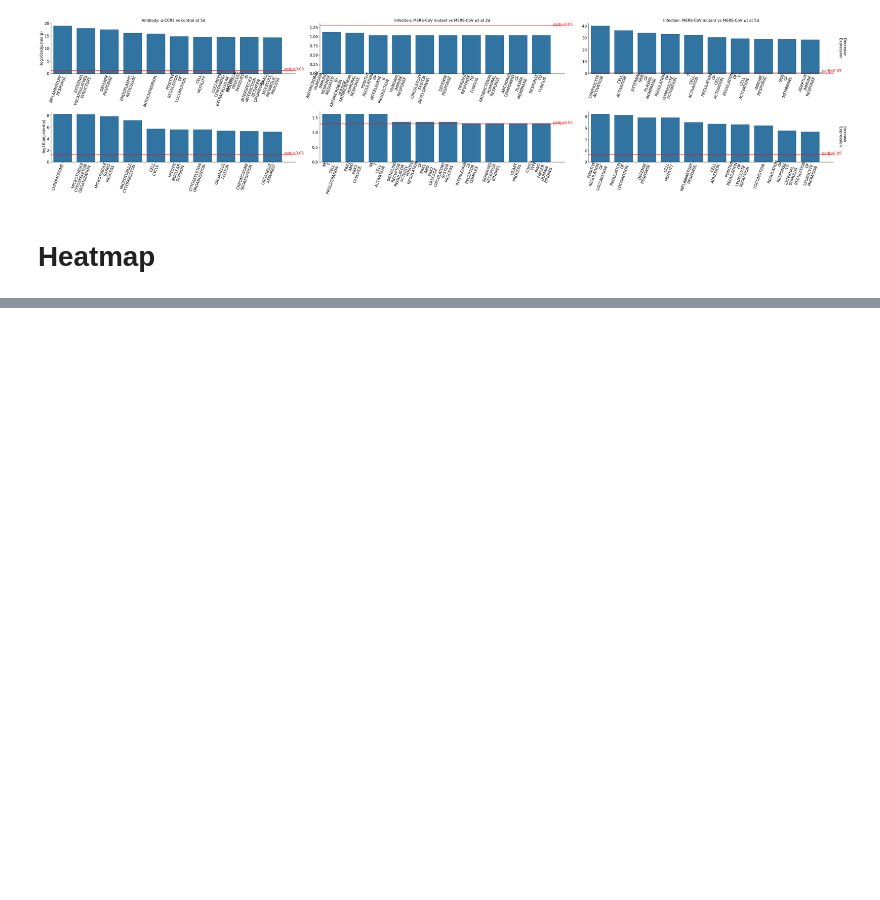
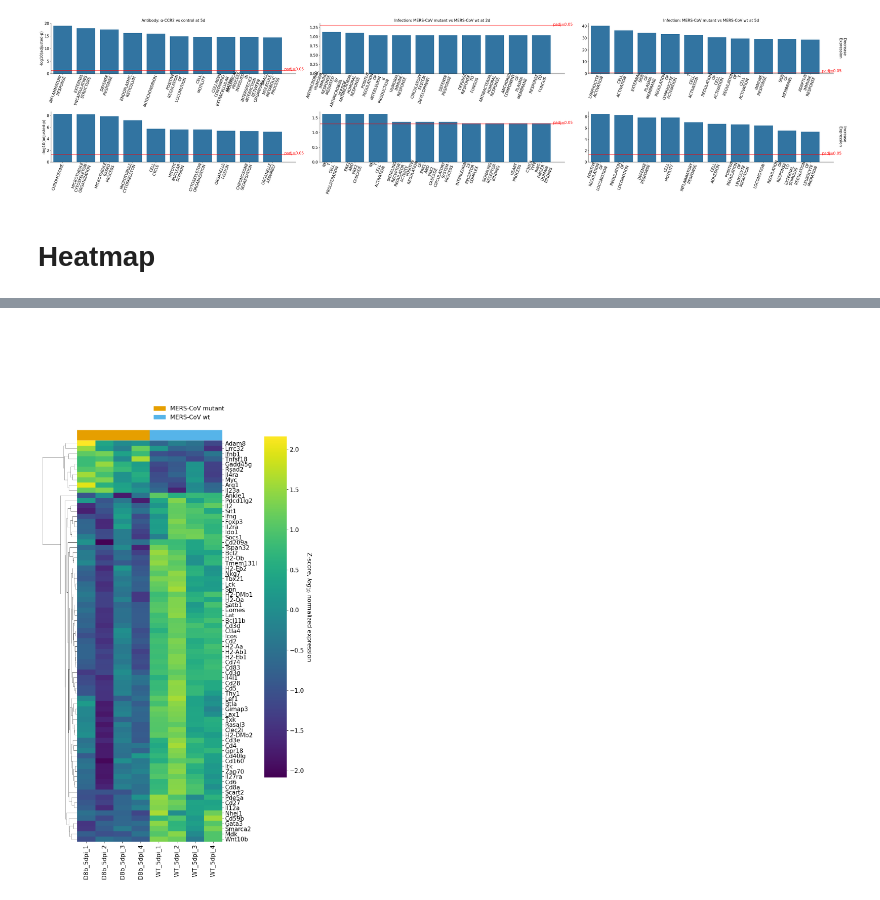
Before and after one commit to wckdouglas/MERS-CoV-mouse, a Jupyter notebook: code/results.ipynb, the cells around one changed output, grey strips where cells are left out. Cells and saved outputs as stored; diff of their text form; code cells hidden in the pictures; blank space fills up the shorter version.

```diff
--- a/code/results.ipynb
+++ b/code/results.ipynb
@@ -382,0 +398,11 @@ p.savefig(FIGURE_PATH / "5d_heatmap.tiff", bbox_inches="tight")
+# %%
+p = plot_heatmap(
+    "comparison_3",
+    gene_list=pathway_index["GOBP_T_CELL_ACTIVATION"].genes,
+    figsize=(8, 20),
+    diff_expr_gene_only=True,
+    zscore_normalize=True,
+)
+p.savefig(FIGURE_PATH / "5d_heatmap_tcell_activation.tiff", bbox_inches="tight")
+# %% [output]
+[figure, added]
```
Also changed, not shown: parts of 11 cells of this notebook.
